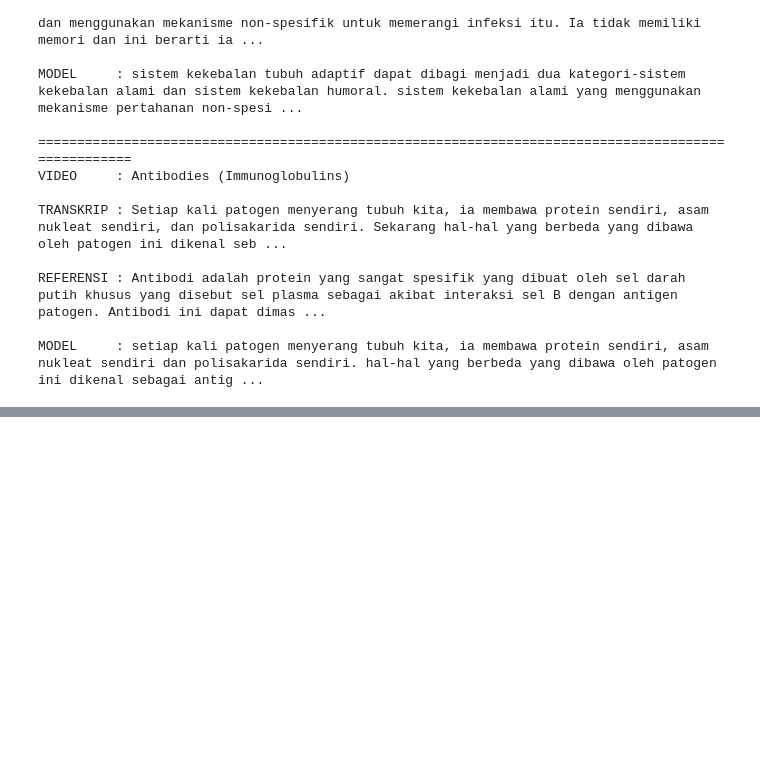
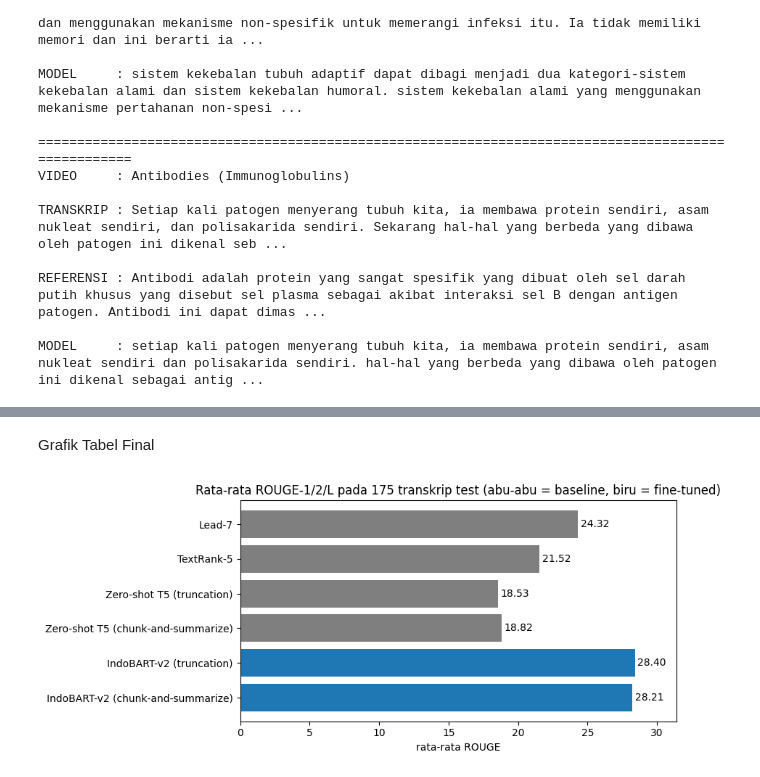
Before and after one commit to IRay3477/Pengembangan-Model-Deep-Learning-dan-Implementasi-API, a Jupyter notebook: Deep_Learning_Peringkasan_Otomatis_Video_Kuliah_Bahasa_Indonesia.ipynb, the cells around one changed output, grey strips where cells are left out. Saved outputs shown, nothing was run; the diff lists cells and outputs as text; code cells hidden in the pictures; blank space fills up the shorter version.

```diff
--- a/Deep_Learning_Peringkasan_Otomatis_Video_Kuliah_Bahasa_Indonesia.ipynb
+++ b/Deep_Learning_Peringkasan_Otomatis_Video_Kuliah_Bahasa_Indonesia.ipynb
@@ -2332,0 +2462,26 @@ MODEL     : setiap kali patogen menyerang tubuh kita, ia membawa protein sendiri
+# %%
+prediksi_baseline_test = pd.read_csv(f'{output_tahap4}/prediksi_baseline_test.csv')
+prediksi_zeroshot_test = pd.read_csv(path_prediksi_zeroshot)
+
+daftar_prediksi_test = {
+    ('Baseline', f'Lead-{k_lead}'): prediksi_baseline_test['prediksi_lead'],
+    ('Baseline', f'TextRank-{k_textrank}'): prediksi_baseline_test['prediksi_textrank'],
+    ('Baseline', 'Zero-shot T5 (truncation)'): prediksi_zeroshot_test['prediksi_zeroshot_trunc'],
+    ('Baseline', 'Zero-shot T5 (chunk-and-summarize)'): prediksi_zeroshot_test['prediksi_zeroshot_chunk'],
+    ('Fine-tuned', 'IndoBART-v2 (truncation)'): pd.read_csv(f'{output_tahap7}/prediksi_test_truncation.csv')['prediksi'],
+    ('Fine-tuned', 'IndoBART-v2 (chunk-and-summarize)'): pd.read_csv(f'{output_tahap7}/prediksi_test_chunk_and_summarize.csv')['prediksi'],
+}
+
+tabel_final_test = pd.DataFrame([{'kelompok': kelompok, 'metode': metode, **hitung_rouge_lengkap(prediksi.fillna('').tolist(), referensi_test)}
+                                 for (kelompok, metode), prediksi in daftar_prediksi_test.items()])
+tabel_final_test['rata_rata_rouge'] = tabel_final_test[['rouge1', 'rouge2', 'rougeL']].mean(axis=1)
+tabel_final_test = tabel_final_test[['kelompok', 'metode', 'rouge1', 'rouge2', 'rougeL', 'rata_rata_rouge',
+                                     'presisi_rouge1', 'recall_rouge1', 'panjang_kata']].round(2)
+display(tabel_final_test)
+
+terbaik = tabel_final_test.loc[tabel_final_test['rata_rata_rouge'].idxmax()]
+print(f"Rata-rata ROUGE tertinggi: {terbaik['metode']} ({terbaik['rata_rata_rouge']})")
+print(f"Panjang ringkasan referensi test: {np.mean([len(teks.split()) for teks in referensi_test]):.1f} kata")
+
+tabel_final_test.to_csv(f'{output_tahap7}/tabel_final_test.csv', index=False)
+print('Tersimpan di', output_tahap7)
@@ -2332,0 +2499,19 @@ MODEL     : setiap kali patogen menyerang tubuh kita, ia membawa protein sendiri
+# %% [markdown]
+Grafik Tabel Final
+# %%
+warna = ['tab:gray' if kelompok == 'Baseline' else 'tab:blue' for kelompok in tabel_final_test['kelompok']]
+
+fig, ax = plt.subplots(figsize=(9, 4))
+ax.barh(tabel_final_test['metode'], tabel_final_test['rata_rata_rouge'], color=warna)
+ax.invert_yaxis()
+for posisi, nilai in enumerate(tabel_final_test['rata_rata_rouge']):
+    ax.text(nilai + 0.2, posisi, f'{nilai:.2f}', va='center')
+ax.set_title('Rata-rata ROUGE-1/2/L pada 175 transkrip test (abu-abu = baseline, biru = fine-tuned)')
+ax.set_xlabel('rata-rata ROUGE')
+ax.set_xlim(0, tabel_final_test['rata_rata_rouge'].max() + 3)
+
+plt.tight_layout()
+plt.savefig(f'{output_tahap7}/grafik_tabel_final_test.png', dpi=150)
+plt.show()
+# %% [output]
+[figure, added]
```
Also changed, not shown: parts of 26 cells of this notebook.
